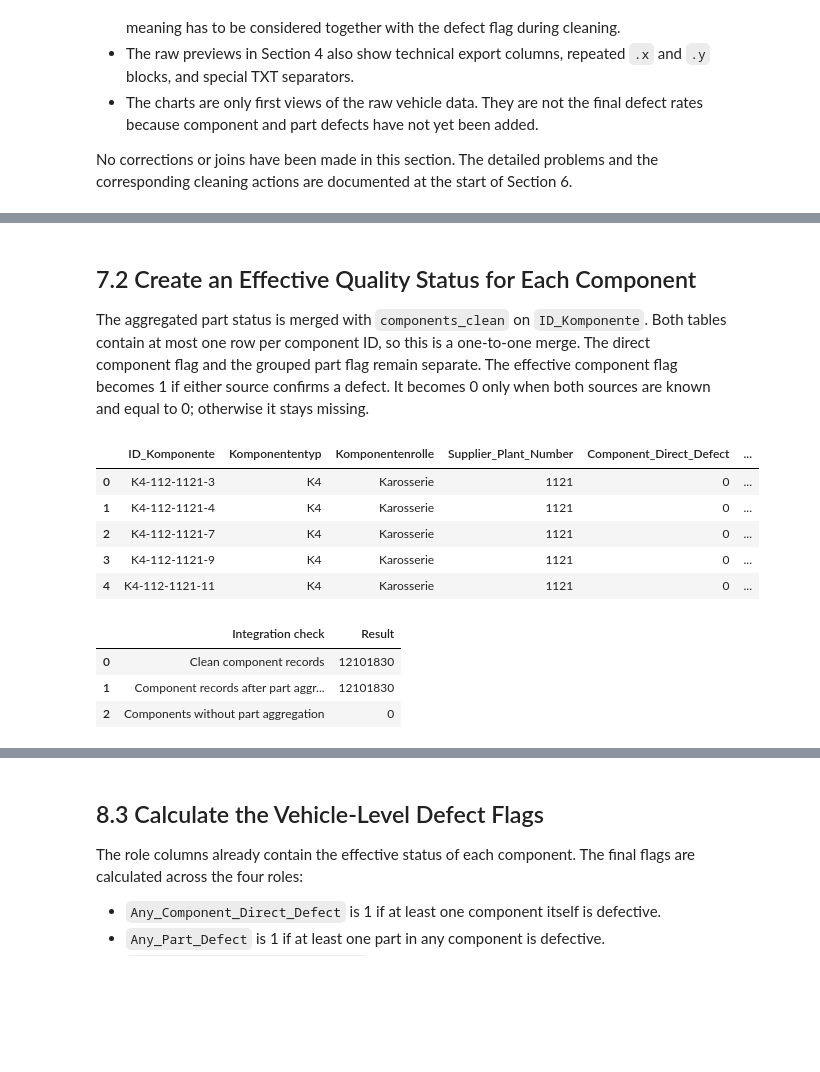
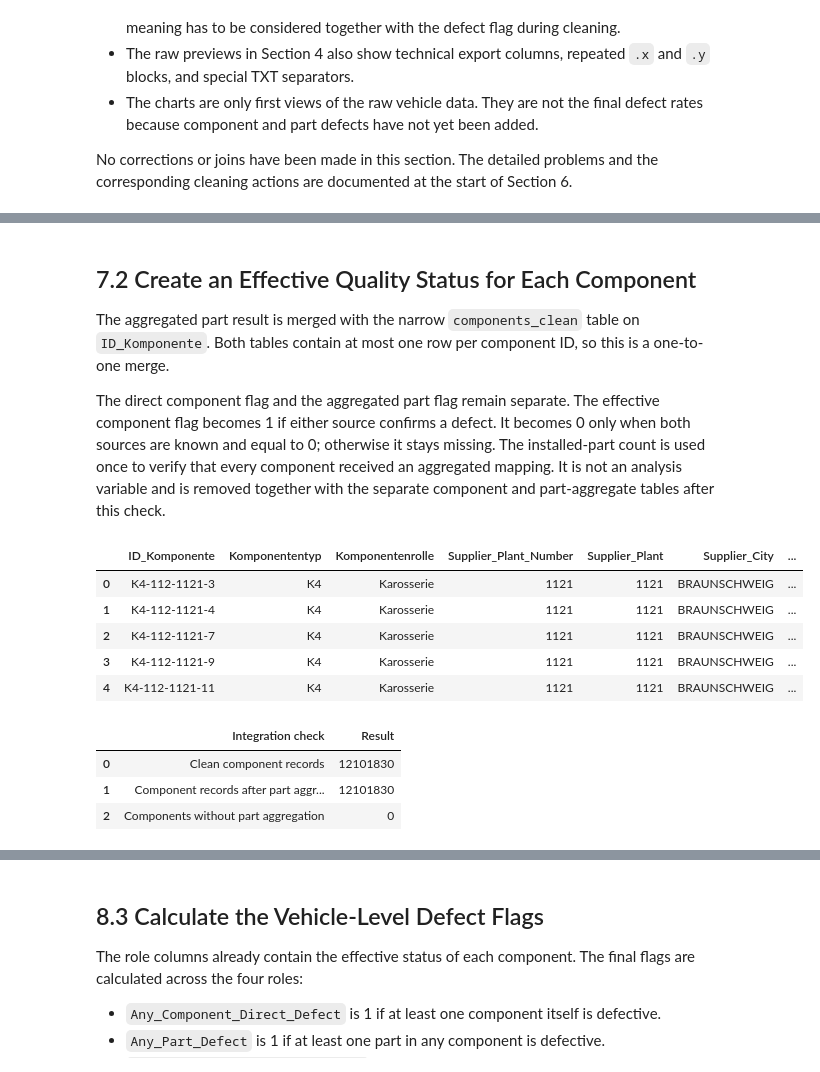
Before and after one commit to Patrick-RG/SoSe26_Case_Study_Group_44, a Jupyter notebook: SoSe26_Case_Study_Group_44.ipynb, the cells around one changed output, grey strips where cells are left out. Cells and saved outputs as stored; diff of their text form; code cells hidden in the pictures; blank space fills up the shorter version.

```diff
--- a/SoSe26_Case_Study_Group_44.ipynb
+++ b/SoSe26_Case_Study_Group_44.ipynb
@@ -1800,10 +1871,21 @@ for plant_level, file_path in plant_source_files.items():
         cleaned_plant_data = cleaned_plant_data.drop_duplicates("Werksnummer")
 
     cleaned_plant_data["Quelldatei"] = file_path.name
+    retained_plant_data = cleaned_plant_data[
+        [
+            "Werksnummer", "Werk", "PLZ", "ORT", "Breitengrad",
+            "Längengrad", "Werksebene",
+        ]
+    ].copy()
     record_cleaning_summary(
-        file_path.name, "Plant data", raw_plant_data, cleaned_plant_data
+        file_path.name,
+        "Plant data",
+        raw_plant_data,
+        cleaned_plant_data,
+        retained_plant_data,
     )
-    plant_frames.append(cleaned_plant_data)
+    plant_frames.append(retained_plant_data)
+    del raw_plant_data, cleaned_plant_data, retained_plant_data
 
 plants_clean = pd.concat(plant_frames, ignore_index=True)
 
@@ -2657,14 +2788,17 @@ pd.DataFrame(
 # %% [markdown]
 ## 7.2 Create an Effective Quality Status for Each Component
 
-The aggregated part status is merged with `components_clean` on `ID_Komponente`. Both tables contain at most one row per component ID, so this is a one-to-one merge. The direct component flag and the grouped part flag remain separate. The effective component flag becomes 1 if either source confirms a defect. It becomes 0 only when both sources are known and equal to 0; otherwise it stays missing.
+The aggregated part result is merged with the narrow `components_clean` table on `ID_Komponente`. Both tables contain at most one row per component ID, so this is a one-to-one merge.
+
+The direct component flag and the aggregated part flag remain separate. The effective component flag becomes 1 if either source confirms a defect. It becomes 0 only when both sources are known and equal to 0; otherwise it stays missing. The installed-part count is used once to verify that every component received an aggregated mapping. It is not an analysis variable and is removed together with the separate component and part-aggregate tables after this check.
 # %%
-component_quality_lookup = components_clean[
-    [
-        "ID_Komponente", "Komponententyp", "Komponentenrolle", "Werksnummer",
-        "Fehlerhaft", "Werk", "ORT",
-    ]
-].rename(
+clean_component_count = len(components_clean)
+component_quality_lookup = components_clean.merge(
+    part_quality_by_component,
+    on="ID_Komponente",
+    how="left",
+    validate="one_to_one",
+).rename(
     columns={
         "Fehlerhaft": "Component_Direct_Defect",
         "Werksnummer": "Supplier_Plant_Number",
@@ -2673,63 +2807,61 @@ component_quality_lookup = components_clean[
     }
 )
 
-component_quality_lookup = component_quality_lookup.merge(
-    part_quality_by_component,
-    on="ID_Komponente",
-    how="left",
-    validate="one_to_one",
+components_without_part_mapping = int(
+    component_quality_lookup["Installed_Part_Count"].isna().sum()
 )
-
-component_quality_lookup["Component_Direct_Defect"] = component_quality_lookup[
-    "Component_Direct_Defect"
-].astype("Int64")
-component_quality_lookup["Part_Defect"] = component_quality_lookup[
-    "Part_Defect"
-].astype("Int64")
+assert components_without_part_mapping == 0
 
 confirmed_component_defect = (
     component_quality_lookup["Component_Direct_Defect"].eq(1)
     | component_quality_lookup["Part_Defect"].eq(1)
 )
 unknown_component_status = (
     component_quality_lookup["Component_Direct_Defect"].isna()
     | component_quality_lookup["Part_Defect"].isna()
 )
 component_quality_lookup["Component_Effective_Defect"] = three_state_flag(
     confirmed_component_defect,
     unknown_component_status,
 )
 
-components_without_part_mapping = int(
-    component_quality_lookup["Installed_Part_Count"].isna().sum()
-)
-assert components_without_part_mapping == 0
+component_quality_lookup = component_quality_lookup[
+    [
+        "ID_Komponente", "Komponententyp", "Komponentenrolle",
+        "Supplier_Plant_Number", "Supplier_Plant", "Supplier_City",
+        "Component_Direct_Defect", "Part_Defect",
+        "Component_Effective_Defect",
+    ]
+]
 
 component_integration_summary = pd.DataFrame(
     [
         {
             "Integration check": "Clean component records",
-            "Result": len(components_clean),
+            "Result": clean_component_count,
         },
         {
             "Integration check": "Component records after part aggregation",
             "Result": len(component_quality_lookup),
         },
         {
             "Integration check": "Components without part aggregation",
             "Result": components_without_part_mapping,
         },
     ]
 )
+
+del components_clean, part_quality_by_component
+
 display(component_quality_lookup.head())
 component_integration_summary
 # %% [output]
-|  | ID_Komponente | Komponententyp | Komponentenrolle | Supplier_Plant_Number | Component_Direct_Defect | ... |
-| 0 | K4-112-1121-3 | K4 | Karosserie | 1121 | 0 | ... |
-| 1 | K4-112-1121-4 | K4 | Karosserie | 1121 | 0 | ... |
-| 2 | K4-112-1121-7 | K4 | Karosserie | 1121 | 0 | ... |
-| 3 | K4-112-1121-9 | K4 | Karosserie | 1121 | 0 | ... |
-| 4 | K4-112-1121-11 | K4 | Karosserie | 1121 | 0 | ... |
+|  | ID_Komponente | Komponententyp | Komponentenrolle | Supplier_Plant_Number | Supplier_Plant | Supplier_City | ... |
+| 0 | K4-112-1121-3 | K4 | Karosserie | 1121 | 1121 | BRAUNSCHWEIG | ... |
+| 1 | K4-112-1121-4 | K4 | Karosserie | 1121 | 1121 | BRAUNSCHWEIG | ... |
+| 2 | K4-112-1121-7 | K4 | Karosserie | 1121 | 1121 | BRAUNSCHWEIG | ... |
+| 3 | K4-112-1121-9 | K4 | Karosserie | 1121 | 1121 | BRAUNSCHWEIG | ... |
+| 4 | K4-112-1121-11 | K4 | Karosserie | 1121 | 1121 | BRAUNSCHWEIG | ... |
 |  | Integration check | Result |
 | 0 | Clean component records | 12101830 |
 | 1 | Component records after part aggr... | 12101830 |
```
Also changed, not shown: parts of 30 cells of this notebook.
